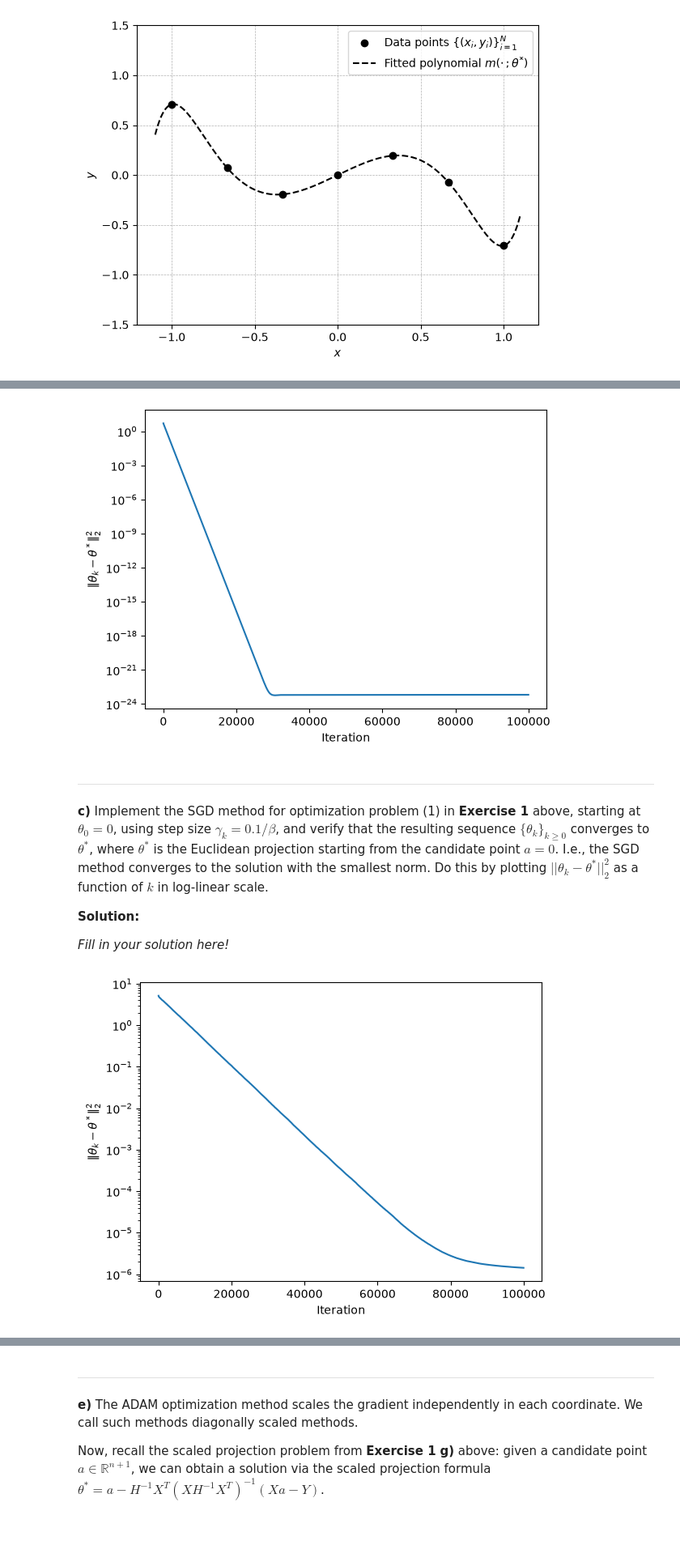
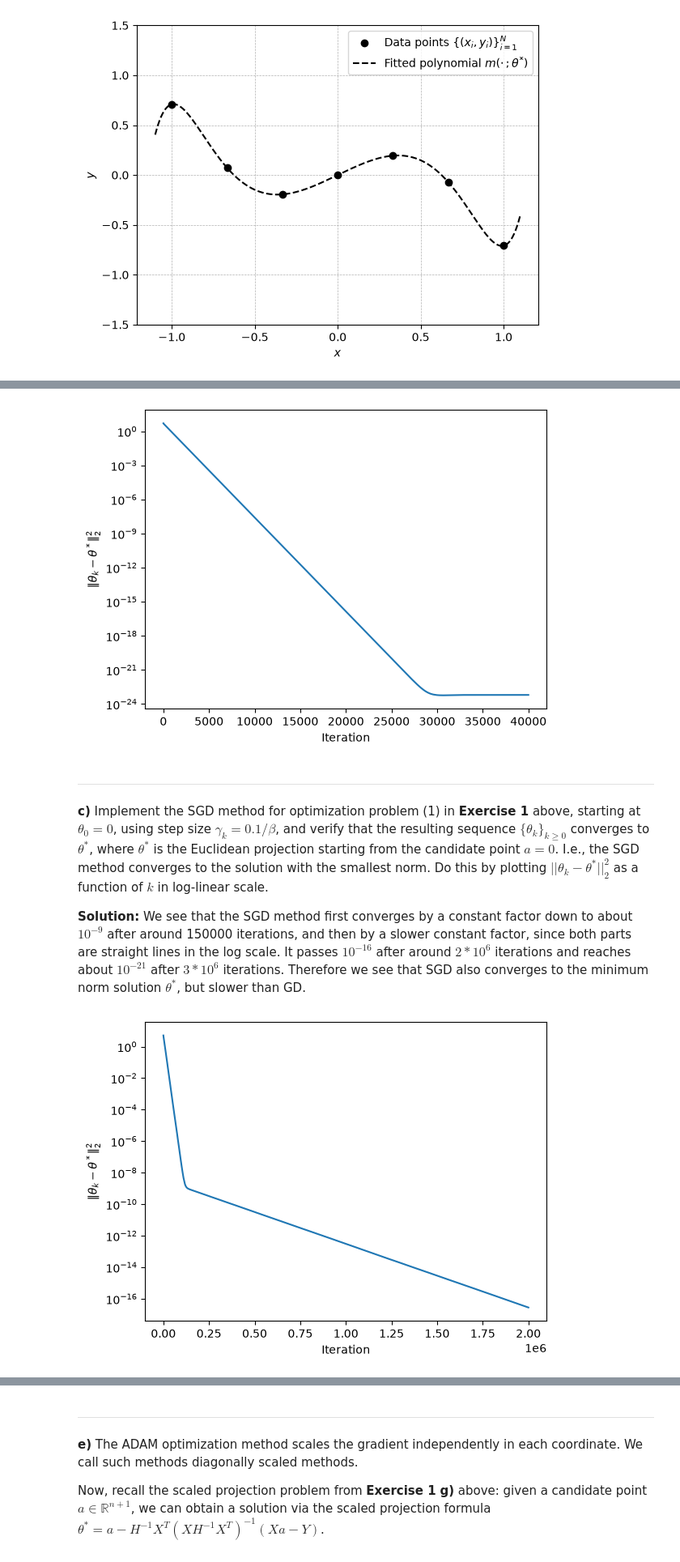
Before and after one commit to Armenius/FRTN50, a Jupyter notebook: assignment2/handin2.ipynb, the cells around one changed output, grey strips where cells are left out. Shown at 81% size. Drawn from its saved outputs; the diff is of its cells as text; code cells hidden in the pictures; blank space fills up the shorter version.

```diff
--- a/assignment2/handin2.ipynb
+++ b/assignment2/handin2.ipynb
@@ -1474,7 +1467,7 @@ thetastar = a - X.T @ np.linalg.solve(X @ X.T, X @ a - ys)
 def gradf(theta, N, X, ys):
     return (2/N) * ((X.T @ X) @ theta - X.T @ ys)
 
-iterations = 100000
+iterations = 40000
 for i in range(iterations):
     theta = theta - gamma_k * gradf(theta, N, X, ys)
     thetalist.append(theta)
@@ -1486,7 +1479,7 @@ plt.xlabel("Iteration")
 plt.ylabel(r"$\|\theta_k - \theta^*\|_2^2$")
 plt.show()
 # %% [output]
-[figure, old version]
+[figure, new version]
 # %% [markdown]
 ---
 
@@ -1494,42 +1487,41 @@ __c)__ Implement the SGD method for optimization problem (1) in __Exercise 1__ a
 
 
 __Solution:__
-
-
-_Fill in your solution here!_
+We see that the SGD method first converges by a constant factor down to about $10^{-9}$ after around 150000 iterations, and then by a slower constant factor, since both parts are straight lines in the log scale. It passes $10^{-16}$ after around $2 * 10^6$ iterations and reaches about $10^{-21}$ after $3* 10^6$ iterations. Therefore we see that SGD also converges to the minimum norm solution $\theta^*$, but slower than GD.
 # %%
+np.random.seed(0)
 # Write your code here
 
 a = np.zeros(n+1)
 
 X = np.vander(xs, N=n+1, increasing=True)
 beta = (2 / N) * np.linalg.norm(X.T @ X, ord=2)
 gamma_k = 0.1 / beta
 
 theta = np.zeros(n+1)
 
 thetalist = []
 thetalist.append(theta)
 
 thetastar = a - X.T @ np.linalg.solve(X @ X.T, X @ a - ys)
 
 def gradfi(theta, N, X, ys):
     i = np.random.randint(0,N)
     return 2*(theta.T@X[i] -ys[i])*X[i]
 
-iterations = 100000
+iterations = int(2*1e6)
 for i in range(iterations):
     theta = theta - gamma_k * gradfi(theta, N, X, ys)
     thetalist.append(theta)
 
 distances = [np.linalg.norm(t - thetastar)**2 for t in thetalist]
 
 plt.semilogy(distances)
 plt.xlabel("Iteration")
 plt.ylabel(r"$\|\theta_k - \theta^*\|_2^2$")
 plt.show()
 # %% [output]
-[figure, old version]
+[figure, new version]
 # %% [markdown]
 ---
 
```
Also changed, not shown: parts of 32 cells of this notebook, 1 other file.
